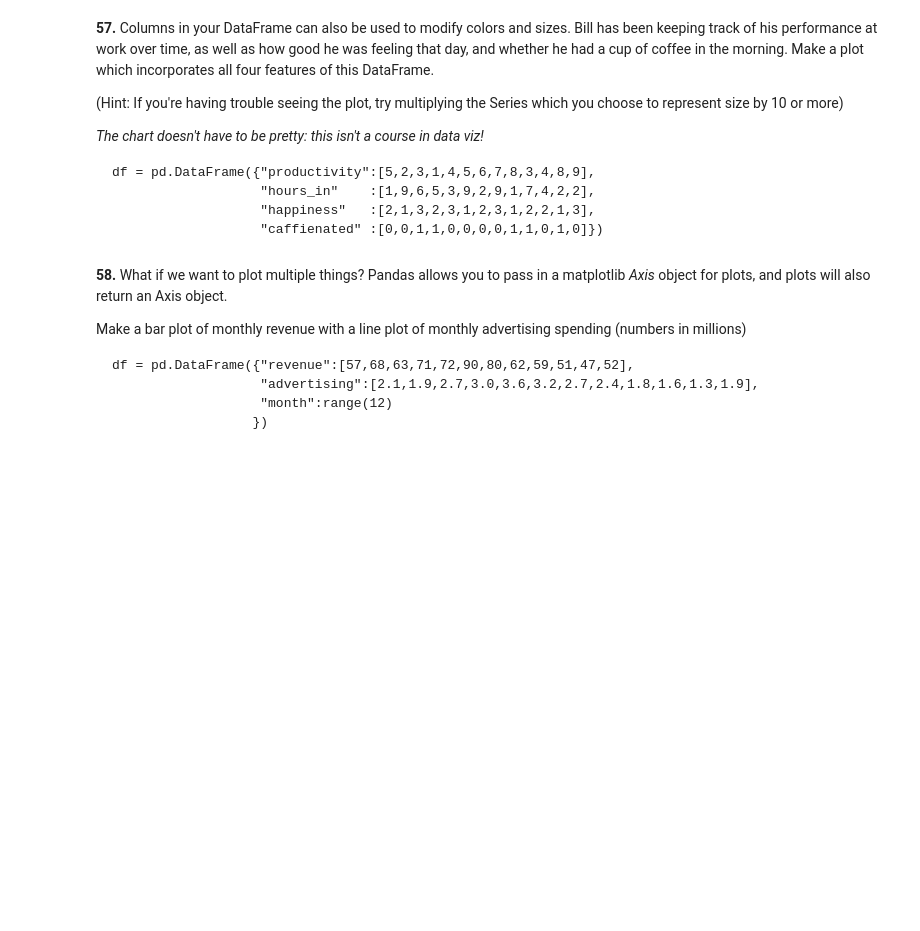
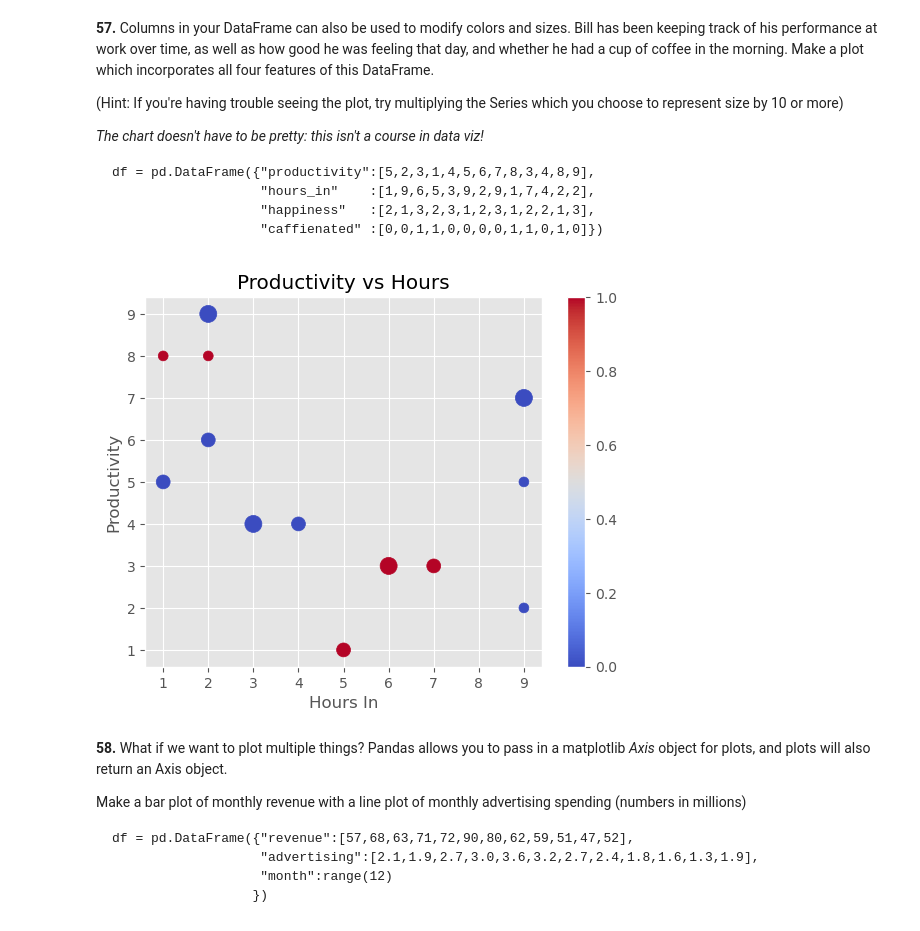
Before and after one commit to mt12-ml/Bootcamp-25-B2, a Jupyter notebook: Ghulam Ahmad/Week-1-tasks/Solved_pandas.ipynb, the cells around one changed output. Saved outputs shown, nothing was run; the diff lists cells and outputs as text; code cells hidden in the pictures; blank space fills up the shorter version.

````diff
--- a/Ghulam Ahmad/Week-1-tasks/Solved_pandas.ipynb
+++ b/Ghulam Ahmad/Week-1-tasks/Solved_pandas.ipynb
@@ -1037,6 +1068,27 @@ df = pd.DataFrame({"productivity":[5,2,3,1,4,5,6,7,8,3,4,8,9],
                    "happiness"   :[2,1,3,2,3,1,2,3,1,2,2,1,3],
                    "caffienated" :[0,0,1,1,0,0,0,0,1,1,0,1,0]})
 ```
+# %%
+
+plt.style.use('ggplot')
+
+# Define the DataFrame
+df = pd.DataFrame({
+    "productivity": [5,2,3,1,4,5,6,7,8,3,4,8,9],
+    "hours_in":     [1,9,6,5,3,9,2,9,1,7,4,2,2],
+    "happiness":    [2,1,3,2,3,1,2,3,1,2,2,1,3],
+    "caffienated":  [0,0,1,1,0,0,0,0,1,1,0,1,0]
+})
+
+# Make the scatter plot
+df.plot.scatter(x='hours_in', y='productivity', s=df['happiness'] *50, c=df['caffienated'], colormap='coolwarm')
+
+plt.title("Productivity vs Hours")
+plt.xlabel("Hours In")
+plt.ylabel("Productivity")
+plt.show()
+# %% [output]
+[figure, added]
 # %% [markdown]
 **58.**  What if we want to plot multiple things?  Pandas allows you to pass in a matplotlib *Axis* object for plots, and plots will also return an Axis object.
 
````
Also changed, not shown: parts of 4 cells of this notebook, 12 other files.
